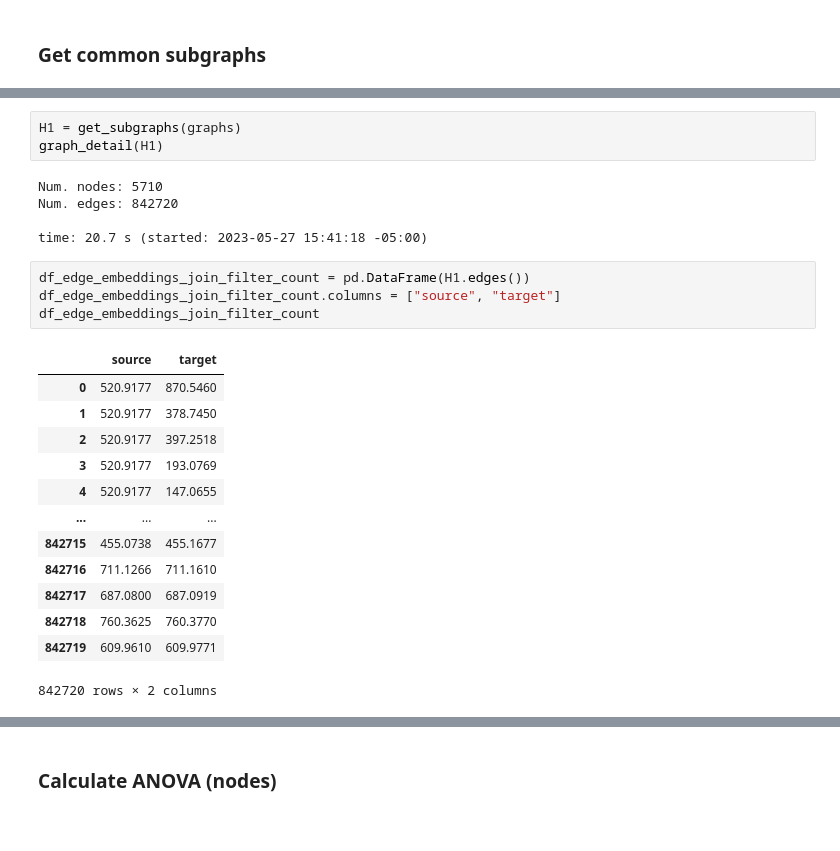
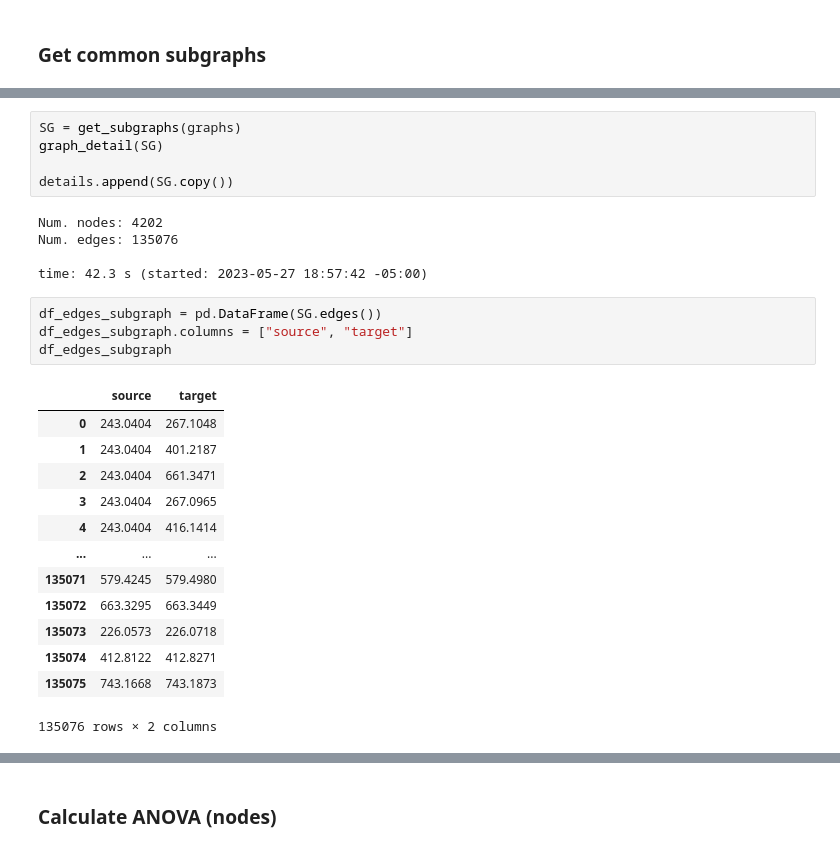
Before and after one commit to win7/GNN_Unsupervised, a Jupyter notebook: baseline_exp.ipynb, the cells around one changed output, grey strips where cells are left out. Cells and saved outputs as stored; diff of their text form.

```diff
--- a/baseline_exp.ipynb
+++ b/baseline_exp.ipynb
@@ -70,26 +78,28 @@ time: 13.1 s (started: 2023-05-27 15:38:31 -05:00)
-# %%
-H1 = get_subgraphs(graphs)
-graph_detail(H1)
-# %% [output]
-Num. nodes: 5710
-Num. edges: 842720
-
-time: 20.7 s (started: 2023-05-27 15:41:18 -05:00)
+# %%
+SG = get_subgraphs(graphs)
+graph_detail(SG)
+
+details.append(SG.copy())
+# %% [output]
+Num. nodes: 4202
+Num. edges: 135076
+
+time: 42.3 s (started: 2023-05-27 18:57:42 -05:00)
 # %%
-df_edge_embeddings_join_filter_count = pd.DataFrame(H1.edges())
-df_edge_embeddings_join_filter_count.columns = ["source", "target"]
-df_edge_embeddings_join_filter_count
+df_edges_subgraph = pd.DataFrame(SG.edges())
+df_edges_subgraph.columns = ["source", "target"]
+df_edges_subgraph
 # %% [output]
 |  | source | target |
-| 0 | 520.9177 | 870.5460 |
-| 1 | 520.9177 | 378.7450 |
-| 2 | 520.9177 | 397.2518 |
-| 3 | 520.9177 | 193.0769 |
-| 4 | 520.9177 | 147.0655 |
+| 0 | 243.0404 | 267.1048 |
+| 1 | 243.0404 | 401.2187 |
+| 2 | 243.0404 | 661.3471 |
+| 3 | 243.0404 | 267.0965 |
+| 4 | 243.0404 | 416.1414 |
 | ... | ... | ... |
-| 842715 | 455.0738 | 455.1677 |
-| 842716 | 711.1266 | 711.1610 |
-| 842717 | 687.0800 | 687.0919 |
-| 842718 | 760.3625 | 760.3770 |
-| 842719 | 609.9610 | 609.9771 |
+| 135071 | 579.4245 | 579.4980 |
+| 135072 | 663.3295 | 663.3449 |
+| 135073 | 226.0573 | 226.0718 |
+| 135074 | 412.8122 | 412.8271 |
+| 135075 | 743.1668 | 743.1873 |
-842720 rows × 2 columns
+135076 rows × 2 columns
```
Also changed, not shown: parts of 69 cells of this notebook, 2 other files.
